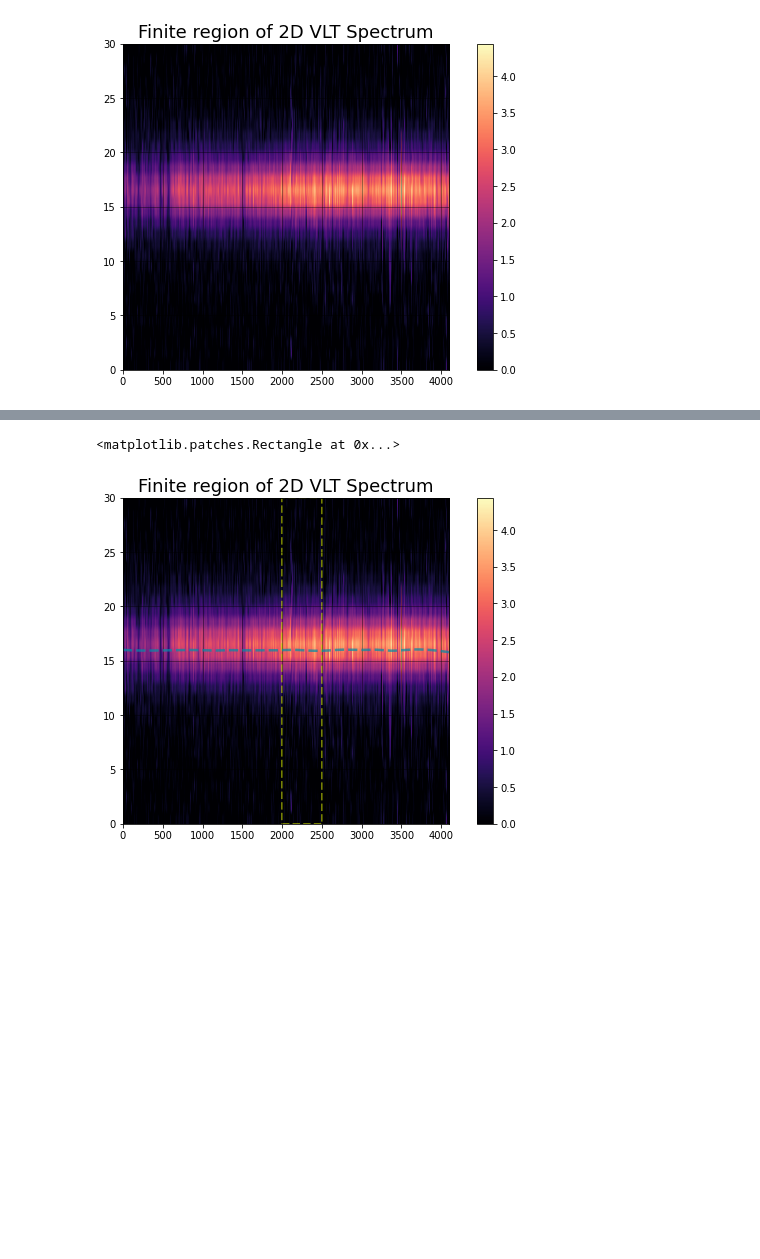
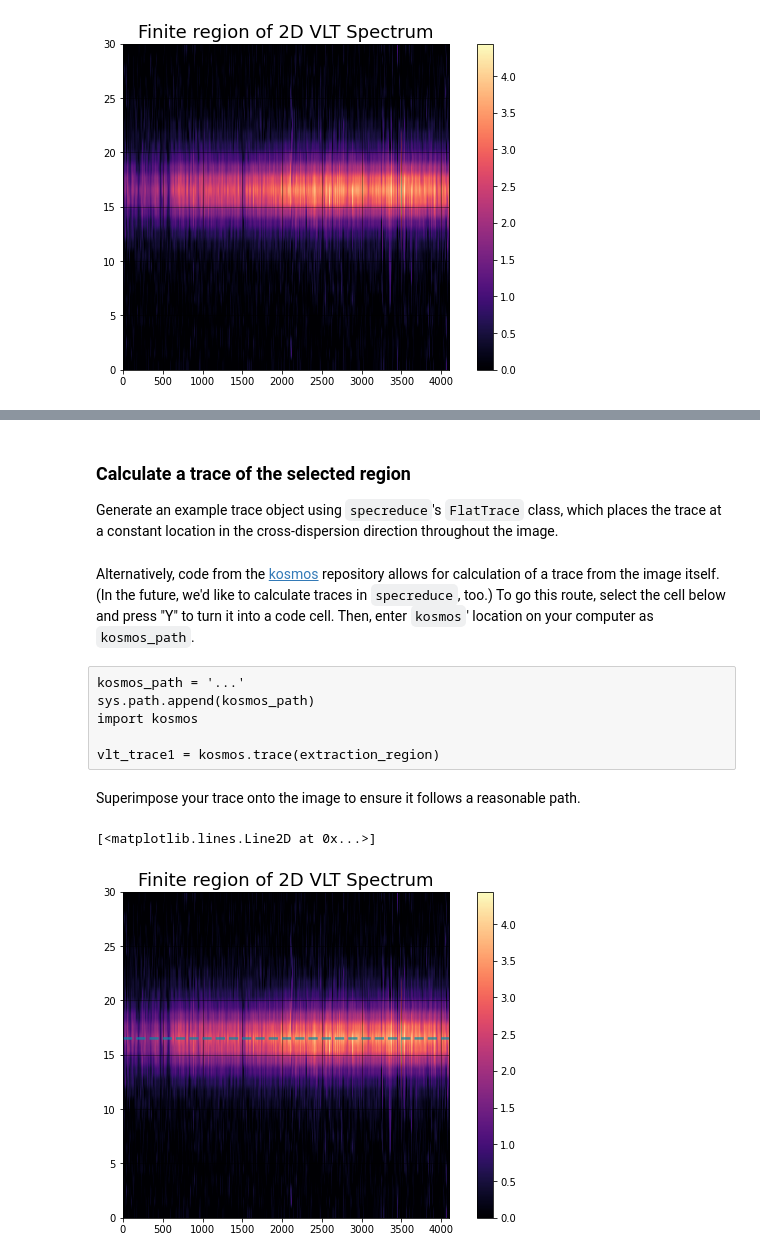
Before and after one commit to astropy/specreduce, a Jupyter notebook: notebook_sandbox/horne_extract/optimal_extract_VLT.ipynb, the cells around one changed output, grey strips where cells are left out. Cells and saved outputs as stored; diff of their text form; code cells hidden in the pictures; blank space fills up the shorter version.

```diff
--- a/notebook_sandbox/horne_extract/optimal_extract_VLT.ipynb
+++ b/notebook_sandbox/horne_extract/optimal_extract_VLT.ipynb
@@ -173,24 +168,34 @@ column0 = 2000
+# %% [markdown]
+### Calculate a trace of the selected region
+
+Generate an example trace object using `specreduce`'s `FlatTrace` class, which places the trace at a constant location in the cross-dispersion direction throughout the image.
+# %%
+vlt_trace1 = FlatTrace(extraction_region, 16.5)
+# %% [markdown]
+Alternatively, code from the [kosmos](https://github.com/jradavenport/kosmos) repository allows for calculation of a trace from the image itself. (In the future, we'd like to calculate traces in `specreduce`, too.) To go this route, select the cell below and press "Y" to turn it into a code cell. Then, enter `kosmos`' location on your computer as `kosmos_path`.
+# %% [raw]
+kosmos_path = '...'
+sys.path.append(kosmos_path)
+import kosmos
+
+vlt_trace1 = kosmos.trace(extraction_region)
+# %% [markdown]
+Superimpose your trace onto the image to ensure it follows a reasonable path.
 # %%
-# begin remaking the extraction region plot
 fig3, ax3 = plt.subplots(figsize=(10,6))
 plot3 = ax3.imshow(extraction_region, aspect=aspect_ratio2,
                    vmin=0, vmax=extraction_region.max()/2,
                    cmap=mpl.cm.magma, origin='lower',
                    extent=(0, extraction_region.shape[-1],
                            0, extraction_region.shape[0]))
 fig3.colorbar(plot3)
 ax3.set_title('Finite region of 2D VLT Spectrum')
 ax3.grid()
 
 # add the trace
-ax3.plot(vlt_ext_trace1, '--', color='#008ca8', lw=2.5, alpha=.7, label='trace')
-
-# add the kernel slice
-rect = Rectangle((column0, 0), slice_width, extraction_region.shape[0],
-                 lw=2, edgecolor='#c4d600', alpha=.6, facecolor='none', linestyle='--')
-ax3.add_patch(rect)
+ax3.plot(vlt_trace1.trace, '--', color='#008ca8', lw=2.5, alpha=.7, label='trace')
 # %% [output]
-<matplotlib.patches.Rectangle at 0x...>
+[<matplotlib.lines.Line2D at 0x...>]
-[figure, old version]
+[figure, new version]
 # %% [markdown]
 ## II. Extraction
```
Also changed, not shown: parts of 30 cells of this notebook.
